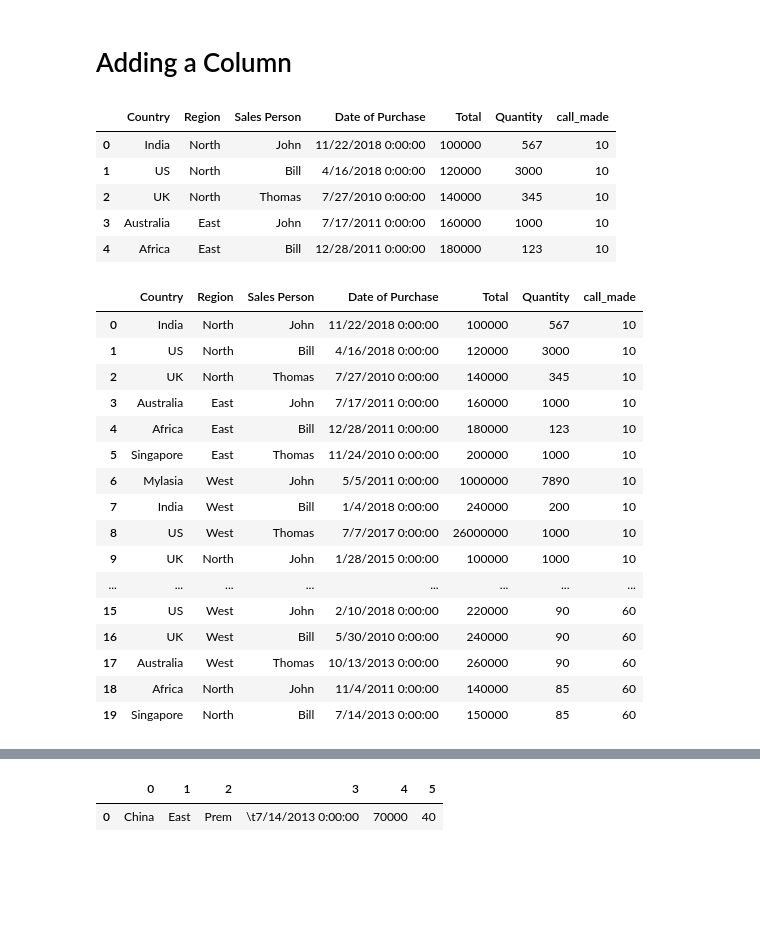
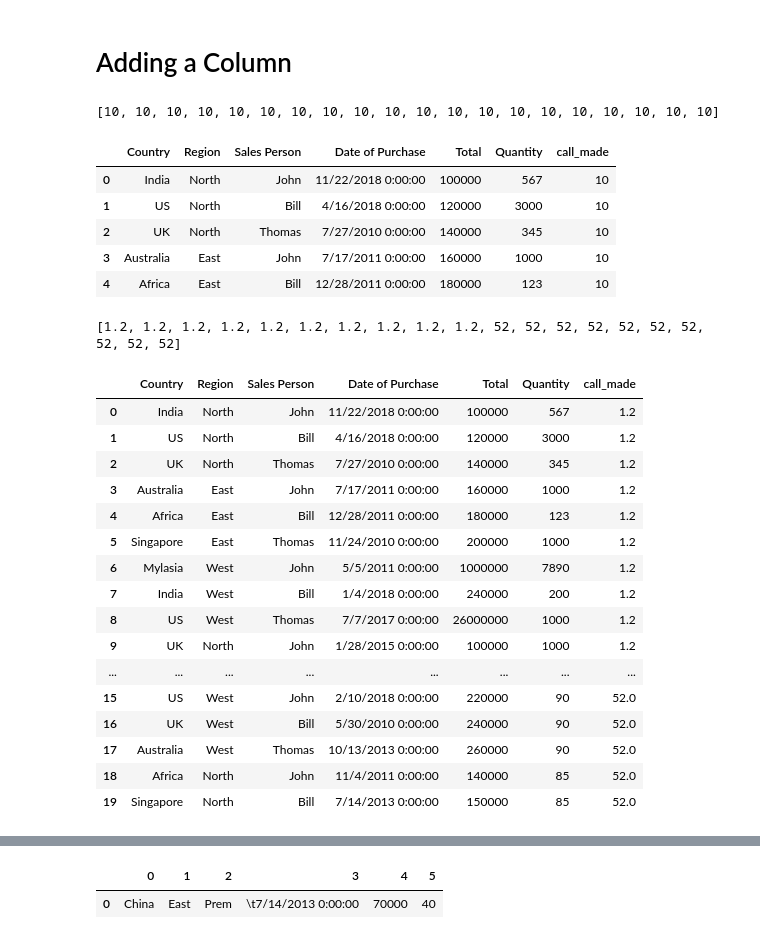
Before and after one commit to premkumarkora/pandas, a Jupyter notebook: Pandas.ipynb, the cells around one changed output, grey strips where cells are left out. Saved outputs shown, nothing was run; the diff lists cells and outputs as text; code cells hidden in the pictures; blank space fills up the shorter version.

```diff
--- a/Pandas.ipynb
+++ b/Pandas.ipynb
@@ -144,10 +644,12 @@ df[(df["Country"] =="India") & (df["Quantity"] > 90)] # Filtering with more than
 # %% [markdown]
 # Adding a Column
 # %%
-call_made = [10] *20
+call_made = [10] * 20
+print(call_made)
 df["call_made"] = call_made
 df.head()
 # %% [output]
+[10, 10, 10, 10, 10, 10, 10, 10, 10, 10, 10, 10, 10, 10, 10, 10, 10, 10, 10, 10]
 |  | Country | Region | Sales Person | Date of Purchase | Total | Quantity | call_made |
 | 0 | India | North | John | 11/22/2018 0:00:00 | 100000 | 567 | 10 |
 | 1 | US | North | Bill | 4/16/2018 0:00:00 | 120000 | 3000 | 10 |
@@ -155,24 +657,26 @@ df.head()
 | 3 | Australia | East | John | 7/17/2011 0:00:00 | 160000 | 1000 | 10 |
 | 4 | Africa | East | Bill | 12/28/2011 0:00:00 | 180000 | 123 | 10 |
 # %%
-call_made = [10] *10 + [60] * 10
+call_made = [1.2] *10 + [52] * 10
+print(call_made)
 df["call_made"] = call_made
 df
 # %% [output]
+[1.2, 1.2, 1.2, 1.2, 1.2, 1.2, 1.2, 1.2, 1.2, 1.2, 52, 52, 52, 52, 52, 52, 52, 52, 52, 52]
 |  | Country | Region | Sales Person | Date of Purchase | Total | Quantity | call_made |
-| 0 | India | North | John | 11/22/2018 0:00:00 | 100000 | 567 | 10 |
-| 1 | US | North | Bill | 4/16/2018 0:00:00 | 120000 | 3000 | 10 |
-| 2 | UK | North | Thomas | 7/27/2010 0:00:00 | 140000 | 345 | 10 |
-| 3 | Australia | East | John | 7/17/2011 0:00:00 | 160000 | 1000 | 10 |
-| 4 | Africa | East | Bill | 12/28/2011 0:00:00 | 180000 | 123 | 10 |
-| 5 | Singapore | East | Thomas | 11/24/2010 0:00:00 | 200000 | 1000 | 10 |
-| 6 | Mylasia | West | John | 5/5/2011 0:00:00 | 1000000 | 7890 | 10 |
-| 7 | India | West | Bill | 1/4/2018 0:00:00 | 240000 | 200 | 10 |
-| 8 | US | West | Thomas | 7/7/2017 0:00:00 | 26000000 | 1000 | 10 |
-| 9 | UK | North | John | 1/28/2015 0:00:00 | 100000 | 1000 | 10 |
+| 0 | India | North | John | 11/22/2018 0:00:00 | 100000 | 567 | 1.2 |
+| 1 | US | North | Bill | 4/16/2018 0:00:00 | 120000 | 3000 | 1.2 |
+| 2 | UK | North | Thomas | 7/27/2010 0:00:00 | 140000 | 345 | 1.2 |
+| 3 | Australia | East | John | 7/17/2011 0:00:00 | 160000 | 1000 | 1.2 |
+| 4 | Africa | East | Bill | 12/28/2011 0:00:00 | 180000 | 123 | 1.2 |
+| 5 | Singapore | East | Thomas | 11/24/2010 0:00:00 | 200000 | 1000 | 1.2 |
+| 6 | Mylasia | West | John | 5/5/2011 0:00:00 | 1000000 | 7890 | 1.2 |
+| 7 | India | West | Bill | 1/4/2018 0:00:00 | 240000 | 200 | 1.2 |
+| 8 | US | West | Thomas | 7/7/2017 0:00:00 | 26000000 | 1000 | 1.2 |
+| 9 | UK | North | John | 1/28/2015 0:00:00 | 100000 | 1000 | 1.2 |
 | ... | ... | ... | ... | ... | ... | ... | ... |
-| 15 | US | West | John | 2/10/2018 0:00:00 | 220000 | 90 | 60 |
-| 16 | UK | West | Bill | 5/30/2010 0:00:00 | 240000 | 90 | 60 |
-| 17 | Australia | West | Thomas | 10/13/2013 0:00:00 | 260000 | 90 | 60 |
-| 18 | Africa | North | John | 11/4/2011 0:00:00 | 140000 | 85 | 60 |
-| 19 | Singapore | North | Bill | 7/14/2013 0:00:00 | 150000 | 85 | 60 |
+| 15 | US | West | John | 2/10/2018 0:00:00 | 220000 | 90 | 52.0 |
+| 16 | UK | West | Bill | 5/30/2010 0:00:00 | 240000 | 90 | 52.0 |
+| 17 | Australia | West | Thomas | 10/13/2013 0:00:00 | 260000 | 90 | 52.0 |
+| 18 | Africa | North | John | 11/4/2011 0:00:00 | 140000 | 85 | 52.0 |
+| 19 | Singapore | North | Bill | 7/14/2013 0:00:00 | 150000 | 85 | 52.0 |
```
Also changed, not shown: parts of 176 cells of this notebook.
